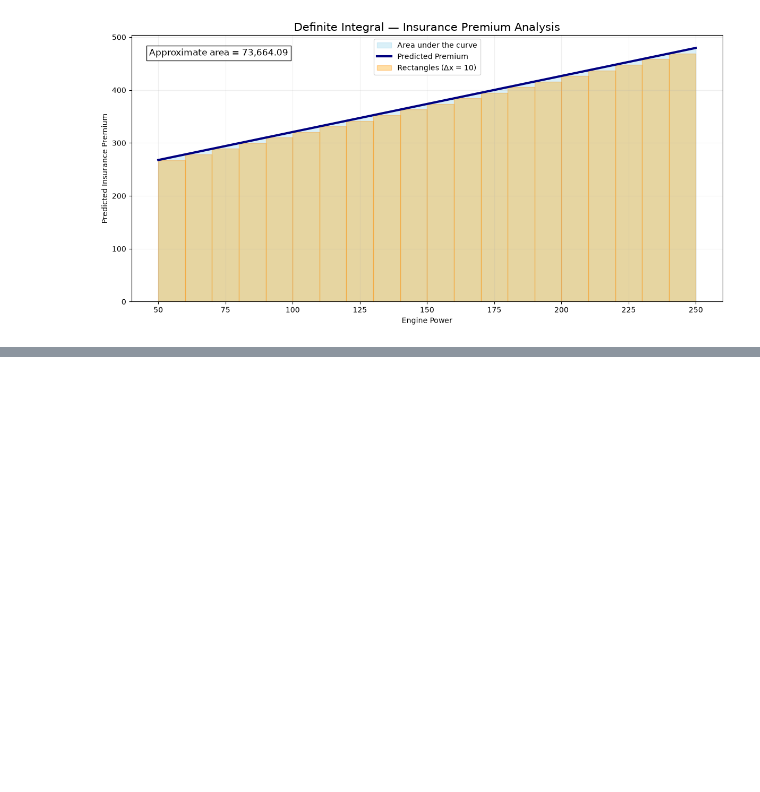
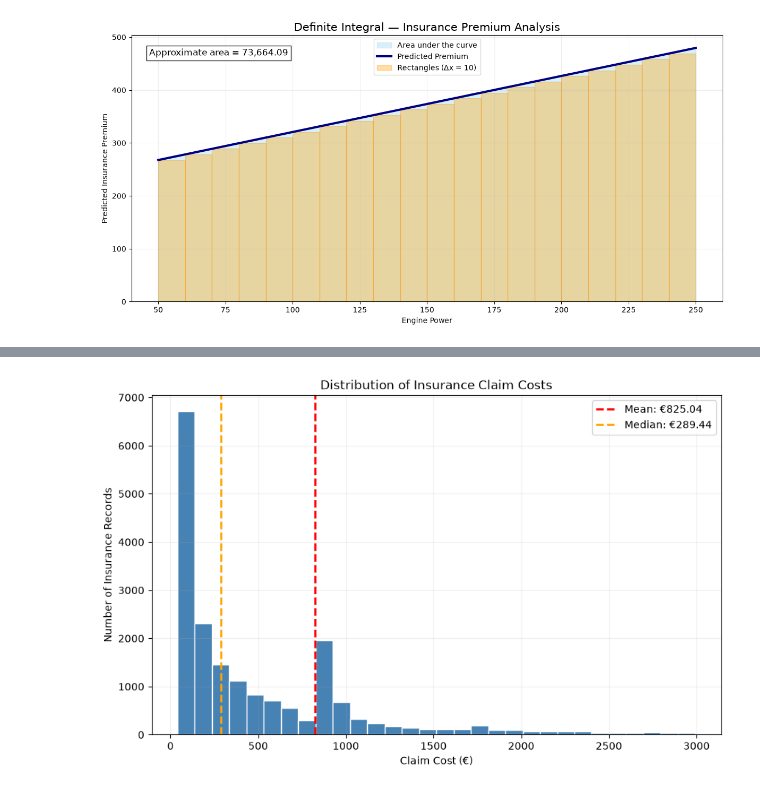
Before and after one commit to KaloyanBratovanov/motor_insurance_risk_analysis, a Jupyter notebook: motor_insurance_risk_analysis.ipynb, the cells around one changed output, grey strips where cells are left out. Cells and saved outputs as stored; diff of their text form; code cells hidden in the pictures; blank space fills up the shorter version.

```diff
--- a/motor_insurance_risk_analysis.ipynb
+++ b/motor_insurance_risk_analysis.ipynb
@@ -576,0 +1041,41 @@ plt.show()
+# %%
+# Focus on claim costs up to €3,000
+visible_costs = claim_costs[claim_costs <= 3000]
+
+# Create the histogram
+plt.figure(figsize=(10, 6))
+
+plt.hist(
+    visible_costs,
+    bins=30,
+    color='steelblue',
+    edgecolor='white'
+)
+
+# Add the mean and median
+plt.axvline(
+    mean_cost,
+    color='red',
+    linestyle='--',
+    linewidth=2,
+    label=f'Mean: €{mean_cost:,.2f}'
+)
+
+plt.axvline(
+    median_cost,
+    color='orange',
+    linestyle='--',
+    linewidth=2,
+    label=f'Median: €{median_cost:,.2f}'
+)
+
+# Chart labels
+plt.title('Distribution of Insurance Claim Costs')
+plt.xlabel('Claim Cost (€)')
+plt.ylabel('Number of Insurance Records')
+
+plt.legend()
+plt.grid(alpha=0.2)
+plt.show()
+# %% [output]
+[figure, added]
```
Also changed, not shown: parts of 19 cells of this notebook.
